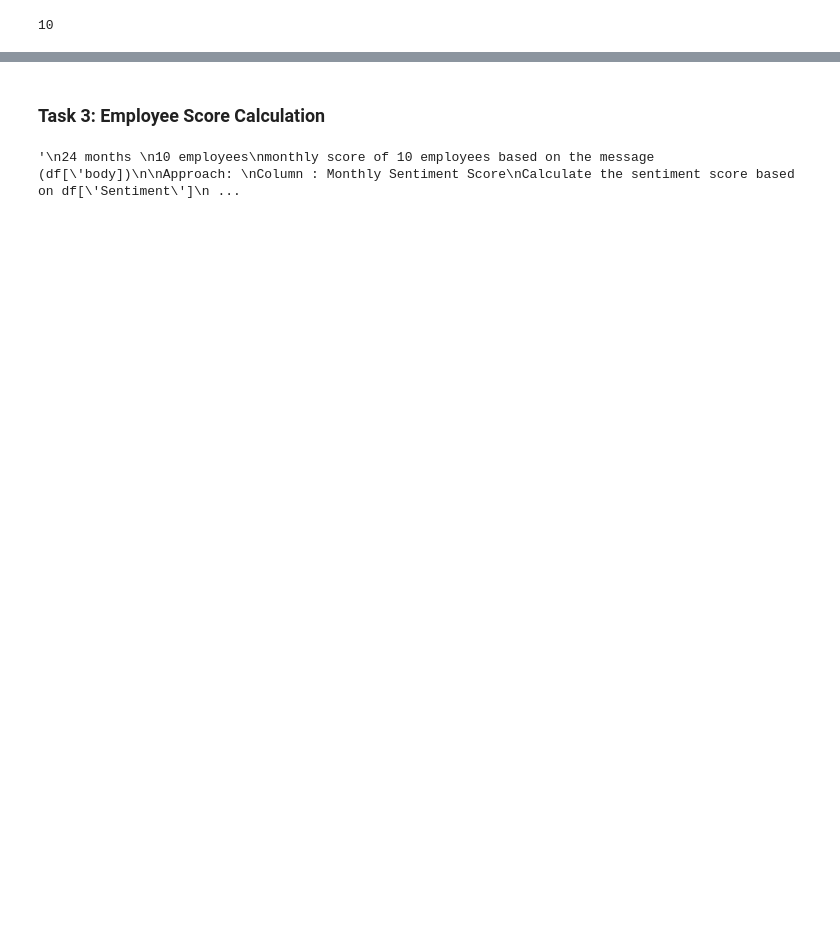
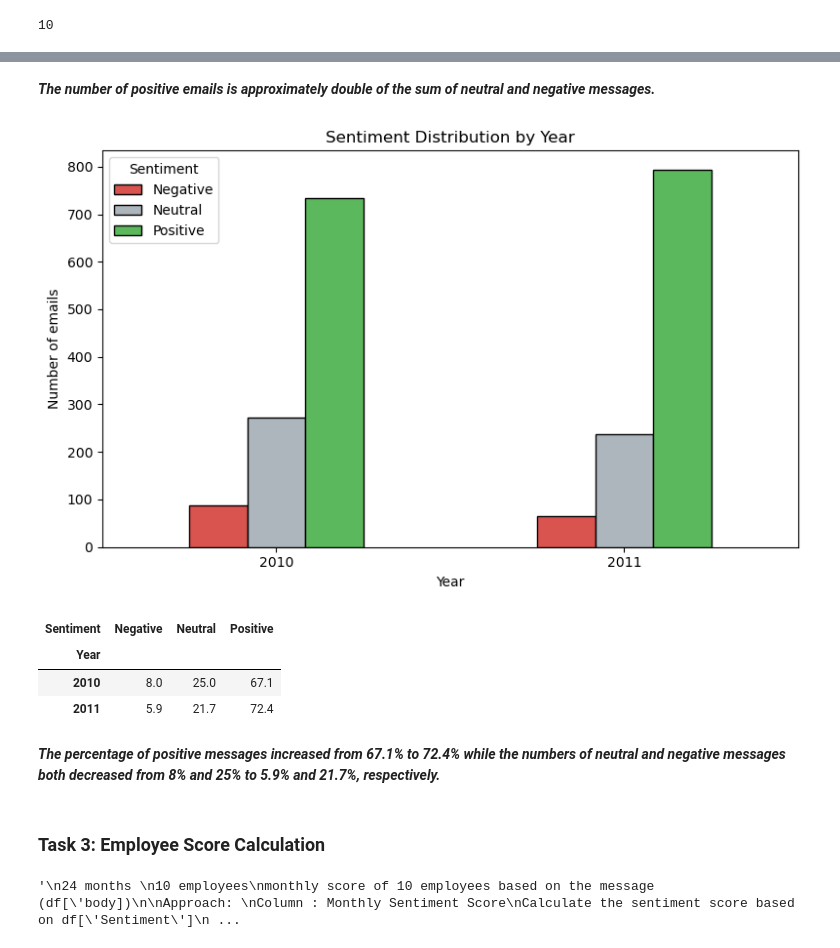
Before and after one commit to yenphglam/Final_Assessment, a Jupyter notebook: Analysis_Notebook.ipynb, the cells around one changed output, grey strips where cells are left out. Cells and saved outputs as stored; diff of their text form; code cells hidden in the pictures; blank space fills up the shorter version.

```diff
--- a/Analysis_Notebook.ipynb
+++ b/Analysis_Notebook.ipynb
@@ -134,3 +156,32 @@ df['from'].nunique()
+# %% [markdown]
+***The number of positive emails is approximately double of the sum of neutral and negative messages.***
+# %%
+# Rows = Year, Columns = Sentiment, Values = counts
+counts = pd.crosstab(df['Year'], df['Sentiment'])
+
+# Force the column order so the colors always match
+counts = counts[['Negative', 'Neutral', 'Positive']]
+
+counts.plot(kind='bar', rot=0, figsize=(8, 5),
+            color=['#d9534f', '#adb5bd', '#5cb85c'], edgecolor='black')
+
+plt.title('Sentiment Distribution by Year')
+plt.xlabel('Year')
+plt.ylabel('Number of emails')
+plt.legend(title='Sentiment')
+plt.tight_layout()
+plt.show()
+# %% [output]
+[figure, added]
+# %%
+pd.crosstab(df['Year'], df['Sentiment'], normalize='index').round(3) * 100
+# %% [output]
+| Sentiment | Negative | Neutral | Positive |
+| Year |  |  |  |
+| 2010 | 8.0 | 25.0 | 67.1 |
+| 2011 | 5.9 | 21.7 | 72.4 |
+# %% [markdown]
+***The percentage of positive messages increased from 67.1% to 72.4% while the numbers of neutral and negative messages both decreased from 8% and 25% to 5.9% and 21.7%, respectively.***
 # %% [markdown]
 ### Task 3: Employee Score Calculation
 # %%
```
Also changed, not shown: parts of 6 cells of this notebook.
